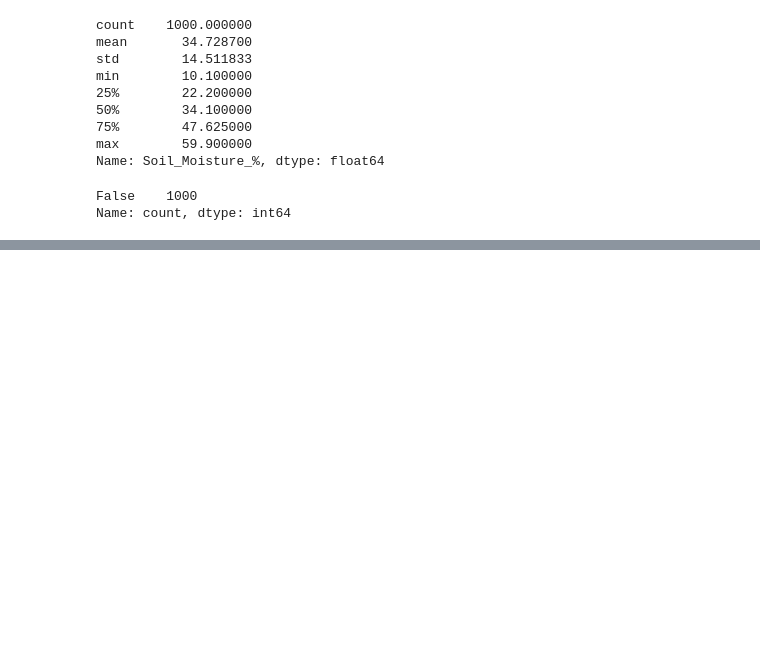
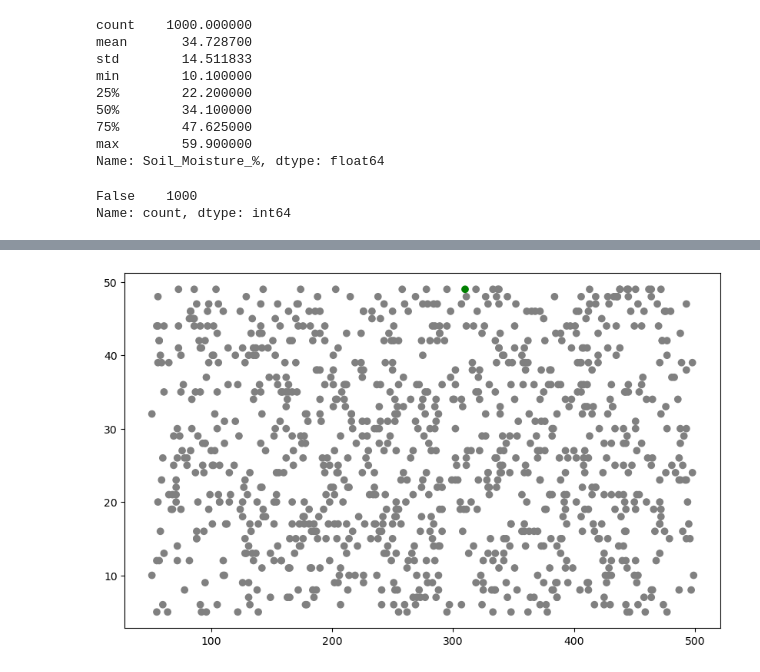
Before and after one commit to ewaldZst/KeystoneProject, a Jupyter notebook: notebooks/datacleaning.ipynb, the cells around one changed output, grey strips where cells are left out. Drawn from its saved outputs; the diff is of its cells as text; code cells hidden in the pictures; blank space fills up the shorter version.

```diff
--- a/notebooks/datacleaning.ipynb
+++ b/notebooks/datacleaning.ipynb
@@ -147,0 +163,8 @@ Name: count, dtype: int64
+# %%
+plt.figure(figsize=(10, 6))
+max_value = df["Leaf_Count"].idxmax()
+colors = ["green" if leaf == max_value else "gray" for leaf in df.index]
+plt.scatter(df["Watering_Amount_ml"], df['Leaf_Count'], color=colors)
+plt.show()
+# %% [output]
+[figure, added]
```
Also changed, not shown: parts of 34 cells of this notebook, 1 other file.
